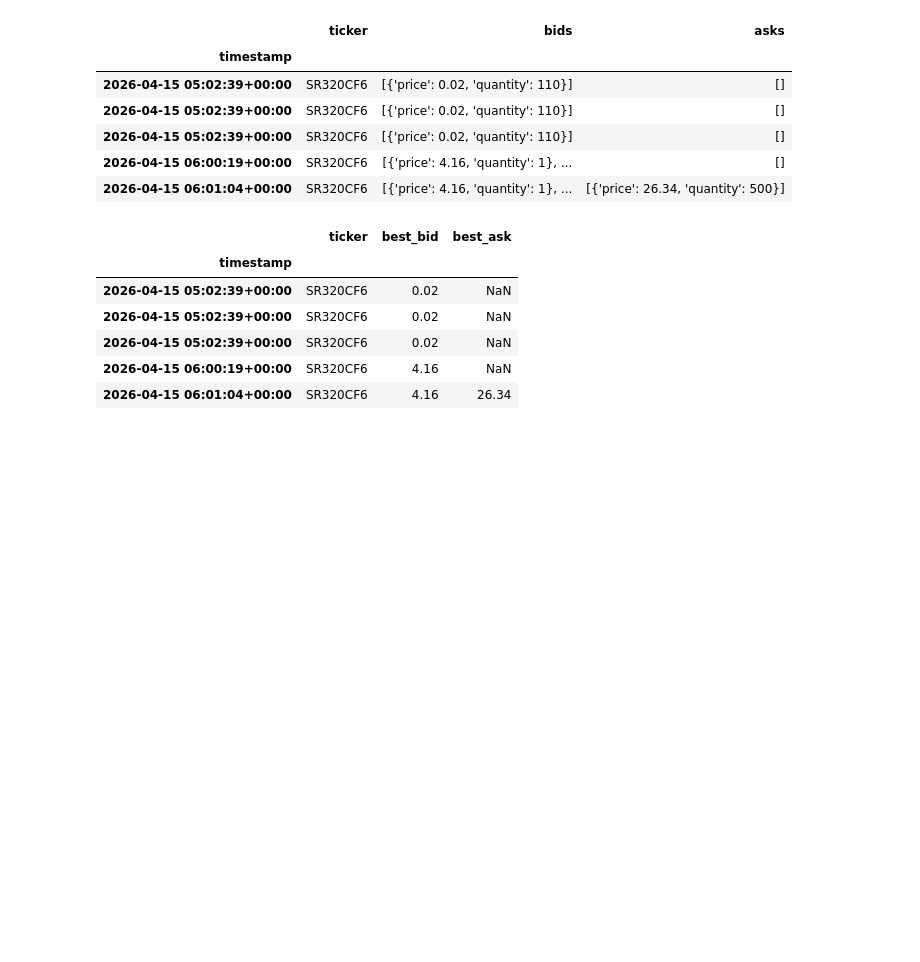
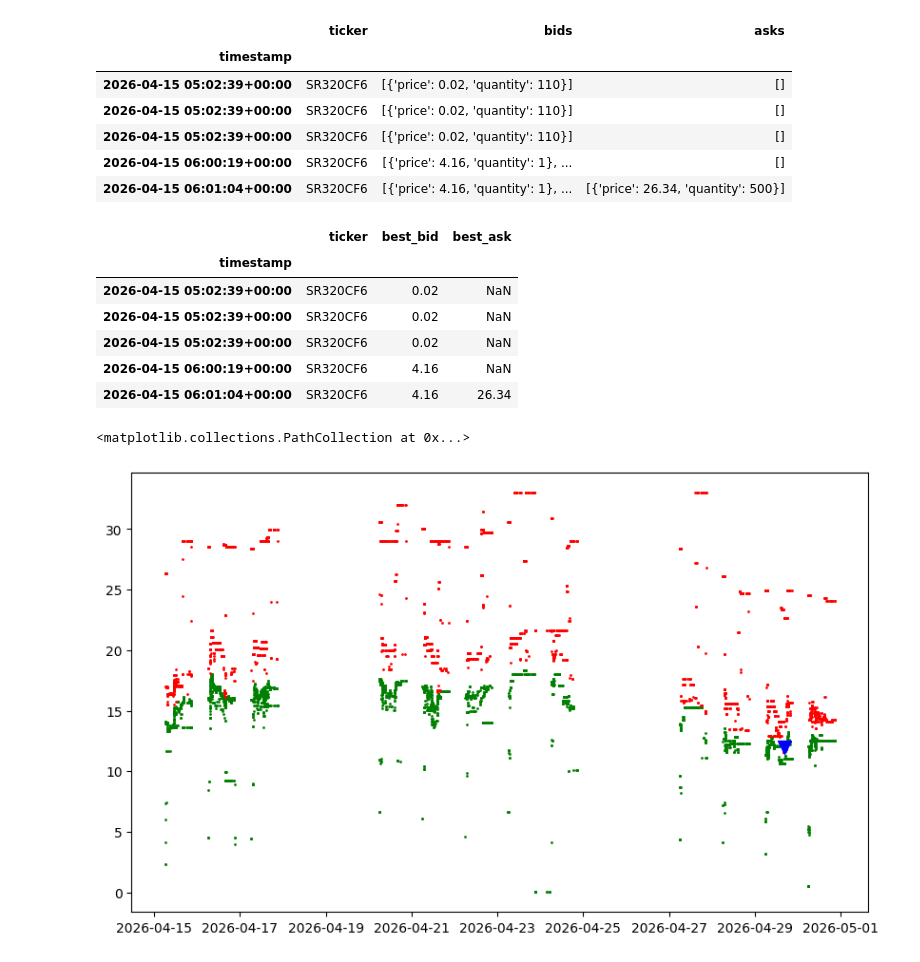
Before and after one commit to SigmaFlowX/Moex-Options-, a Jupyter notebook: notebooks/orders_analysis.ipynb, the cells around one changed output. Saved outputs shown, nothing was run; the diff lists cells and outputs as text; code cells hidden in the pictures; blank space fills up the shorter version.

Commit message:
created a graph

```diff
--- a/notebooks/orders_analysis.ipynb
+++ b/notebooks/orders_analysis.ipynb
@@ -65,3 +65,18 @@ orderbook_df.head()
 | 2026-04-15 05:02:39+00:00 | SR320CF6 | 0.02 | NaN |
 | 2026-04-15 06:00:19+00:00 | SR320CF6 | 4.16 | NaN |
 | 2026-04-15 06:01:04+00:00 | SR320CF6 | 4.16 | 26.34 |
+# %%
+import matplotlib.pyplot as plt
+
+orderbook_df.dropna(inplace=True)
+orderbook_df['mid_price'] = (orderbook_df['best_ask'] + orderbook_df['best_ask'])/2
+
+
+fig = plt.figure(figsize=(10, 6))
+plt.scatter(orderbook_df.index, orderbook_df['best_bid'], color="green", s=1)
+plt.scatter(orderbook_df.index, orderbook_df['best_ask'], color="red", s=1)
+
+plt.scatter(biggest_trade.name, biggest_trade.price, marker="v", s=100, color="blue")
+# %% [output]
+<matplotlib.collections.PathCollection at 0x...>
+[figure, added]
```
